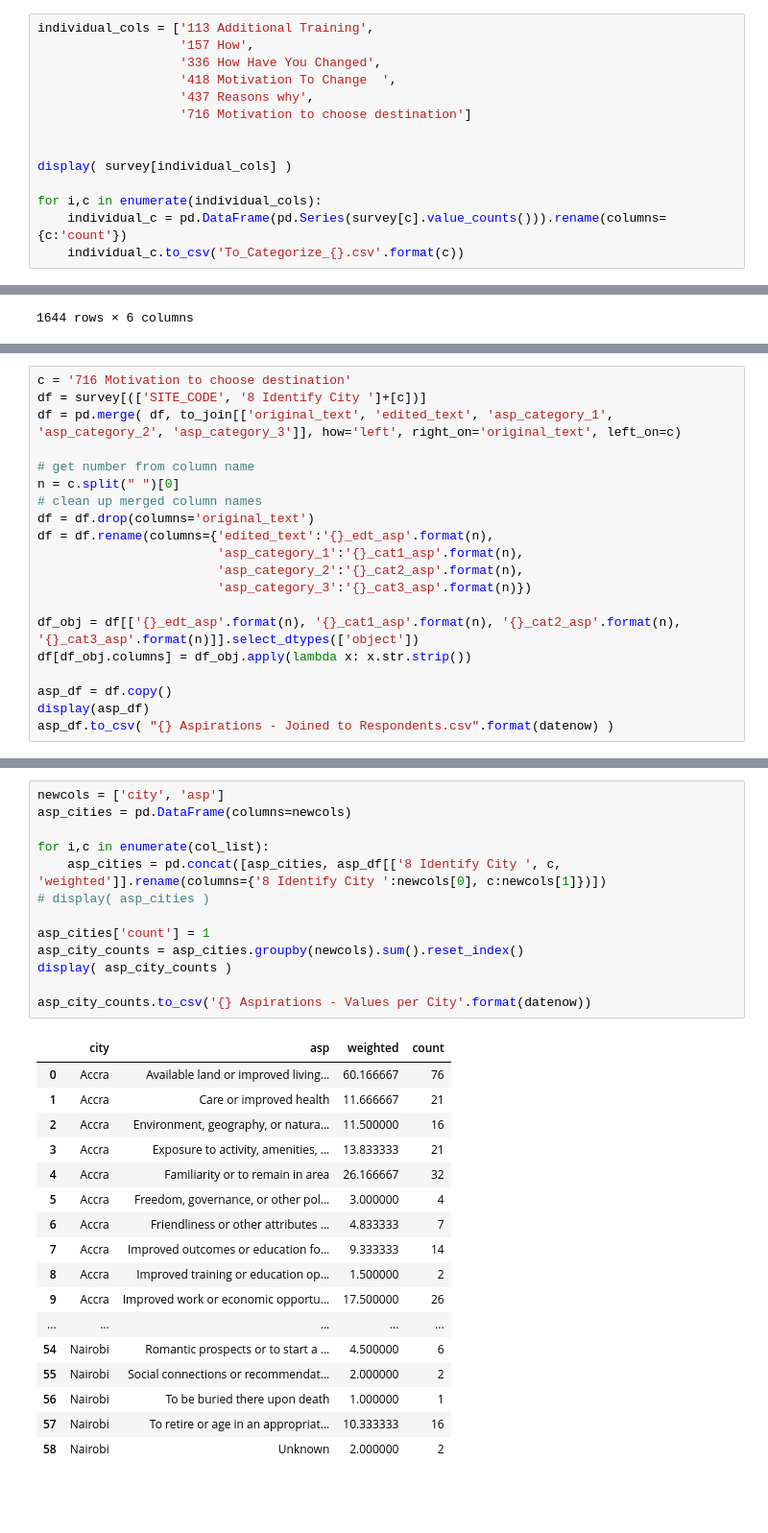
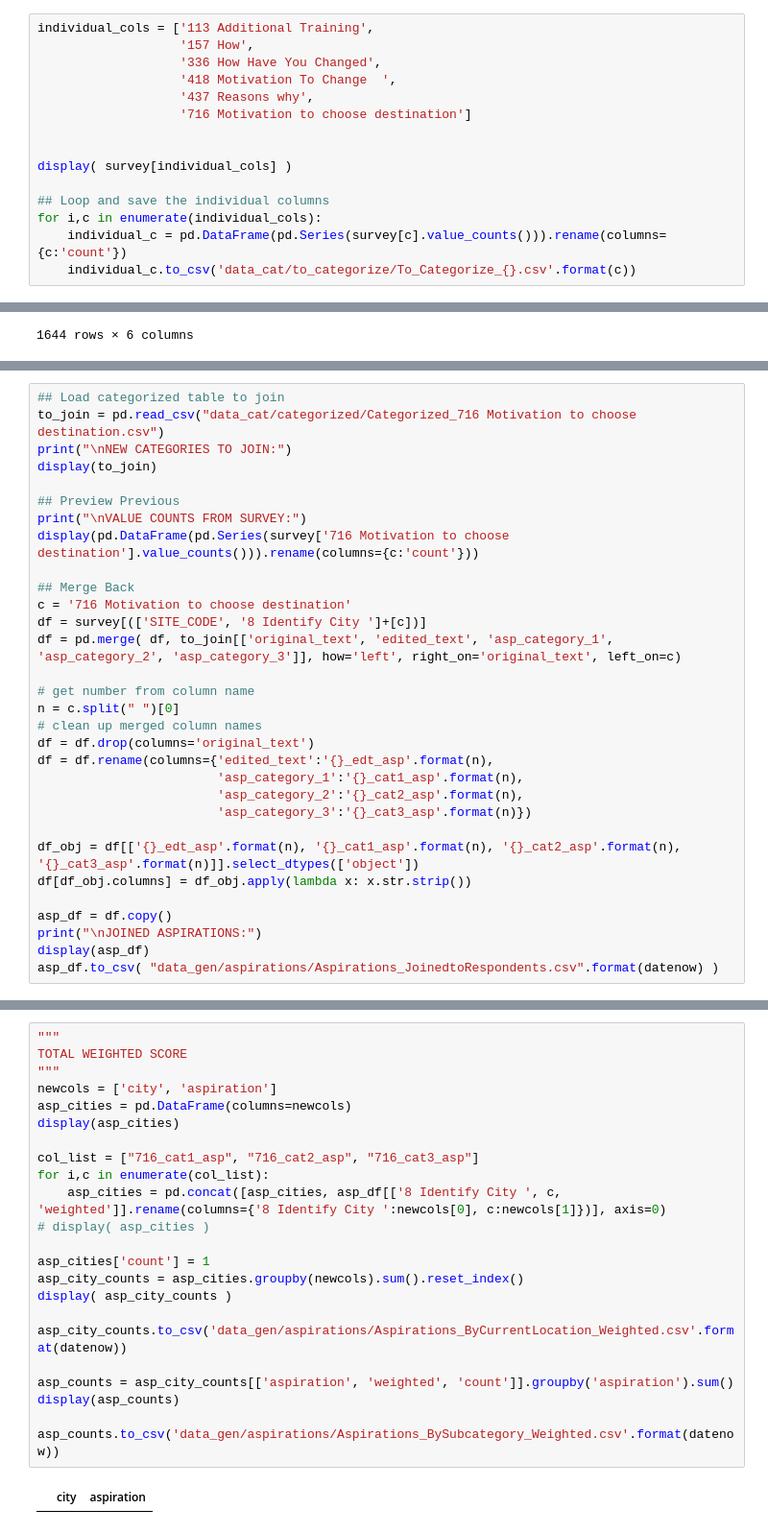
Before and after one commit to CenterForSpatialResearch/atlas_migration, a Jupyter notebook: 07a_Categorize_Responses.ipynb, the cells around one changed output, grey strips where cells are left out. Shown: that part at 96% size. Saved outputs shown, nothing was run; the diff lists cells and outputs as text; blank space fills up the shorter version.

Commit message:
Categorization Notebook & Tables
Compress and group open-ended responses into themes/categories/subcategories

```diff
--- a/07a_Categorize_Responses.ipynb
+++ b/07a_Categorize_Responses.ipynb
@@ -1059,9 +1080,10 @@ individual_cols = ['113 Additional Training',
 
 display( survey[individual_cols] )
 
+## Loop and save the individual columns
 for i,c in enumerate(individual_cols):
     individual_c = pd.DataFrame(pd.Series(survey[c].value_counts())).rename(columns={c:'count'})
-    individual_c.to_csv('To_Categorize_{}.csv'.format(c))
+    individual_c.to_csv('data_cat/to_categorize/To_Categorize_{}.csv'.format(c))
 # %% [output]
 |  | 113 Additional Training | 157 How | 336 How Have You Changed | 418 Motivation To Change | 437 Reasons why | ... |
 | ID |  |  |  |  |  | ... |
@@ -1113,4 +1104,14 @@ display(to_join)
 # %%
+## Load categorized table to join
+to_join = pd.read_csv("data_cat/categorized/Categorized_716 Motivation to choose destination.csv")
+print("\nNEW CATEGORIES TO JOIN:")
+display(to_join)
+
+## Preview Previous
+print("\nVALUE COUNTS FROM SURVEY:")
+display(pd.DataFrame(pd.Series(survey['716 Motivation to choose destination'].value_counts())).rename(columns={c:'count'}))
+
+## Merge Back
 c = '716 Motivation to choose destination'
 df = survey[(['SITE_CODE', '8 Identify City ']+[c])]
 df = pd.merge( df, to_join[['original_text', 'edited_text', 'asp_category_1', 'asp_category_2', 'asp_category_3']], how='left', right_on='original_text', left_on=c)
@@ -1128,6 +1129,7 @@ df_obj = df[['{}_edt_asp'.format(n), '{}_cat1_asp'.format(n), '{}_cat2_asp'.form
 df[df_obj.columns] = df_obj.apply(lambda x: x.str.strip())
 
 asp_df = df.copy()
+print("\nJOINED ASPIRATIONS:")
 display(asp_df)
-asp_df.to_csv( "{} Aspirations - Joined to Respondents.csv".format(datenow) )
+asp_df.to_csv( "data_gen/aspirations/Aspirations_JoinedtoRespondents.csv".format(datenow) )
 # %% [output]
@@ -1172,31 +1214,25 @@ asp_df
 # %%
-newcols = ['city', 'asp']
+"""
+TOTAL WEIGHTED SCORE
+"""
+newcols = ['city', 'aspiration']
 asp_cities = pd.DataFrame(columns=newcols)
+display(asp_cities)
 
+col_list = ["716_cat1_asp", "716_cat2_asp", "716_cat3_asp"]
 for i,c in enumerate(col_list):
-    asp_cities = pd.concat([asp_cities, asp_df[['8 Identify City ', c, 'weighted']].rename(columns={'8 Identify City ':newcols[0], c:newcols[1]})])
+    asp_cities = pd.concat([asp_cities, asp_df[['8 Identify City ', c, 'weighted']].rename(columns={'8 Identify City ':newcols[0], c:newcols[1]})], axis=0)
 # display( asp_cities )
 
 asp_cities['count'] = 1
 asp_city_counts = asp_cities.groupby(newcols).sum().reset_index()
 display( asp_city_counts )
 
-asp_city_counts.to_csv('{} Aspirations - Values per City'.format(datenow))
+asp_city_counts.to_csv('data_gen/aspirations/Aspirations_ByCurrentLocation_Weighted.csv'.format(datenow))
+
+asp_counts = asp_city_counts[['aspiration', 'weighted', 'count']].groupby('aspiration').sum()
+display(asp_counts)
+
+asp_counts.to_csv('data_gen/aspirations/Aspirations_BySubcategory_Weighted.csv'.format(datenow))
 # %% [output]
-|  | city | asp | weighted | count |
-| 0 | Accra | Available land or improved living... | 60.166667 | 76 |
-| 1 | Accra | Care or improved health | 11.666667 | 21 |
-| 2 | Accra | Environment, geography, or natura... | 11.500000 | 16 |
-| 3 | Accra | Exposure to activity, amenities, ... | 13.833333 | 21 |
-| 4 | Accra | Familiarity or to remain in area | 26.166667 | 32 |
-| 5 | Accra | Freedom, governance, or other pol... | 3.000000 | 4 |
-| 6 | Accra | Friendliness or other attributes ... | 4.833333 | 7 |
-| 7 | Accra | Improved outcomes or education fo... | 9.333333 | 14 |
-| 8 | Accra | Improved training or education op... | 1.500000 | 2 |
-| 9 | Accra | Improved work or economic opportu... | 17.500000 | 26 |
-| ... | ... | ... | ... | ... |
-| 54 | Nairobi | Romantic prospects or to start a ... | 4.500000 | 6 |
-| 55 | Nairobi | Social connections or recommendat... | 2.000000 | 2 |
-| 56 | Nairobi | To be buried there upon death | 1.000000 | 1 |
-| 57 | Nairobi | To retire or age in an appropriat... | 10.333333 | 16 |
-| 58 | Nairobi | Unknown | 2.000000 | 2 |
+|  | city | aspiration |
```
Also changed, not shown: parts of 28 cells of this notebook, 17 other files.
